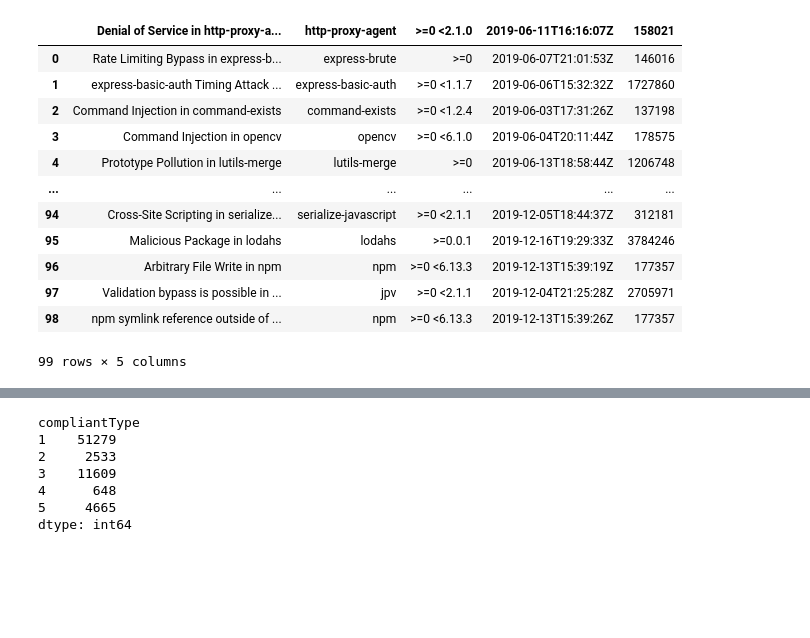
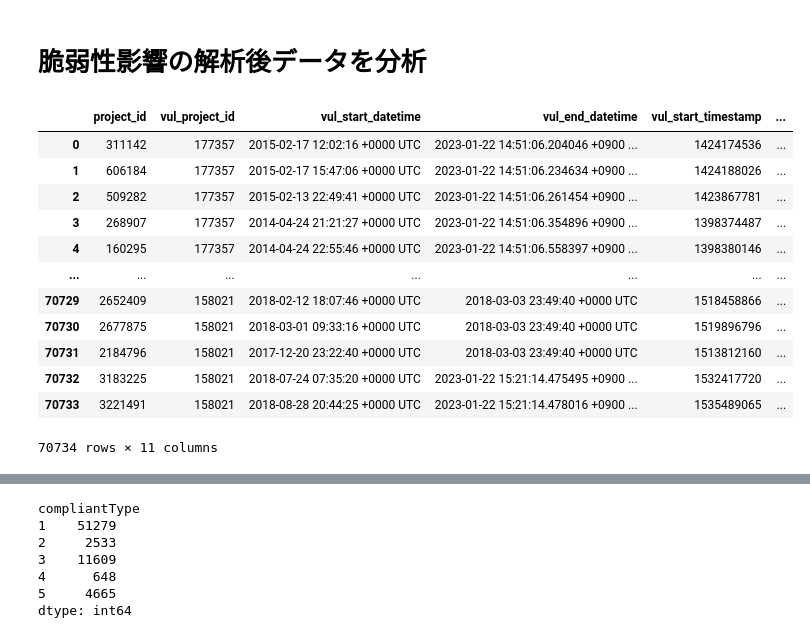
Before and after one commit to yamoyamoto/lib_network_research, a Jupyter notebook: analyzer/exprore_npm_vul_analyze_data.ipynb, the cells around one changed output, grey strips where cells are left out. Saved outputs shown, nothing was run; the diff lists cells and outputs as text; code cells hidden in the pictures; blank space fills up the shorter version.

```diff
--- a/analyzer/exprore_npm_vul_analyze_data.ipynb
+++ b/analyzer/exprore_npm_vul_analyze_data.ipynb
@@ -5,17 +41,19 @@ import datetime
+# %% [markdown]
+# 脆弱性影響の解析後データを分析
 # %%
-vul_data = pd.read_csv("./../vulnerability/npm_vul_data_before_2019_last_100.csv",delimiter=",")
+vul_data = pd.read_csv("./affected_packages_npm_with_all.csv",delimiter=",")
 vul_data
 # %% [output]
-|  | Denial of Service in http-proxy-a... | http-proxy-agent | >=0 <2.1.0 | 2019-06-11T16:16:07Z | 158021 |
-| 0 | Rate Limiting Bypass in express-b... | express-brute | >=0 | 2019-06-07T21:01:53Z | 146016 |
-| 1 | express-basic-auth Timing Attack ... | express-basic-auth | >=0 <1.1.7 | 2019-06-06T15:32:32Z | 1727860 |
-| 2 | Command Injection in command-exists | command-exists | >=0 <1.2.4 | 2019-06-03T17:31:26Z | 137198 |
-| 3 | Command Injection in opencv | opencv | >=0 <6.1.0 | 2019-06-04T20:11:44Z | 178575 |
-| 4 | Prototype Pollution in lutils-merge | lutils-merge | >=0 | 2019-06-13T18:58:44Z | 1206748 |
-| ... | ... | ... | ... | ... | ... |
-| 94 | Cross-Site Scripting in serialize... | serialize-javascript | >=0 <2.1.1 | 2019-12-05T18:44:37Z | 312181 |
-| 95 | Malicious Package in lodahs | lodahs | >=0.0.1 | 2019-12-16T19:29:33Z | 3784246 |
-| 96 | Arbitrary File Write in npm | npm | >=0 <6.13.3 | 2019-12-13T15:39:19Z | 177357 |
-| 97 | Validation bypass is possible in ... | jpv | >=0 <2.1.1 | 2019-12-04T21:25:28Z | 2705971 |
-| 98 | npm symlink reference outside of ... | npm | >=0 <6.13.3 | 2019-12-13T15:39:26Z | 177357 |
+|  | project_id | vul_project_id | vul_start_datetime | vul_end_datetime | vul_start_timestamp | ... |
+| 0 | 311142 | 177357 | 2015-02-17 12:02:16 +0000 UTC | 2023-01-22 14:51:06.204046 +0900 ... | 1424174536 | ... |
+| 1 | 606184 | 177357 | 2015-02-17 15:47:06 +0000 UTC | 2023-01-22 14:51:06.234634 +0900 ... | 1424188026 | ... |
+| 2 | 509282 | 177357 | 2015-02-13 22:49:41 +0000 UTC | 2023-01-22 14:51:06.261454 +0900 ... | 1423867781 | ... |
+| 3 | 268907 | 177357 | 2014-04-24 21:21:27 +0000 UTC | 2023-01-22 14:51:06.354896 +0900 ... | 1398374487 | ... |
+| 4 | 160295 | 177357 | 2014-04-24 22:55:46 +0000 UTC | 2023-01-22 14:51:06.558397 +0900 ... | 1398380146 | ... |
+| ... | ... | ... | ... | ... | ... | ... |
+| 70729 | 2652409 | 158021 | 2018-02-12 18:07:46 +0000 UTC | 2018-03-03 23:49:40 +0000 UTC | 1518458866 | ... |
+| 70730 | 2677875 | 158021 | 2018-03-01 09:33:16 +0000 UTC | 2018-03-03 23:49:40 +0000 UTC | 1519896796 | ... |
+| 70731 | 2184796 | 158021 | 2017-12-20 23:22:40 +0000 UTC | 2018-03-03 23:49:40 +0000 UTC | 1513812160 | ... |
+| 70732 | 3183225 | 158021 | 2018-07-24 07:35:20 +0000 UTC | 2023-01-22 15:21:14.475495 +0900 ... | 1532417720 | ... |
+| 70733 | 3221491 | 158021 | 2018-08-28 20:44:25 +0000 UTC | 2023-01-22 15:21:14.478016 +0900 ... | 1535489065 | ... |
-99 rows × 5 columns
+70734 rows × 11 columns
```
Also changed, not shown: parts of 40 cells of this notebook.
